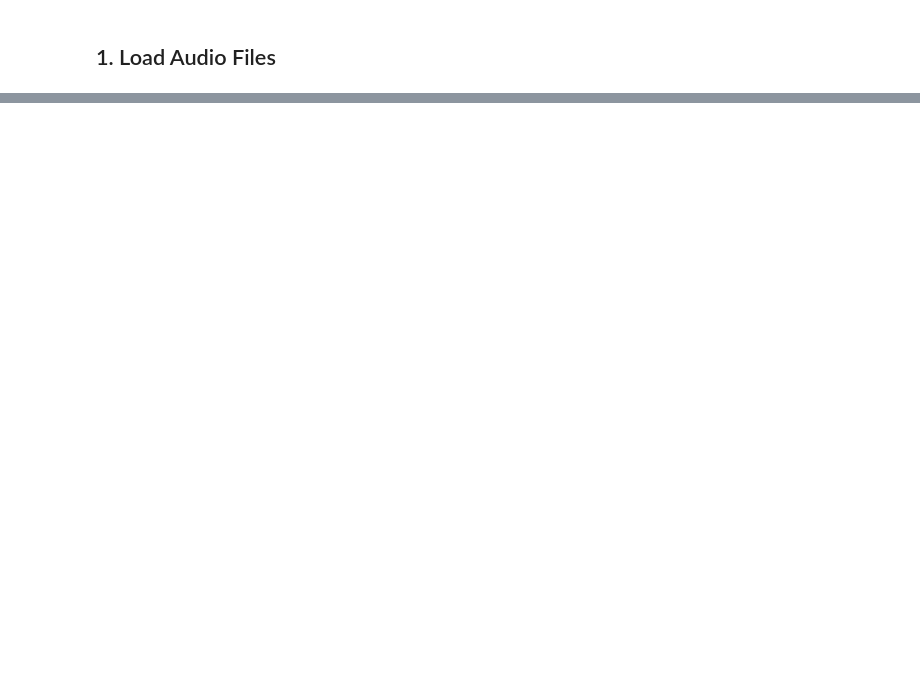
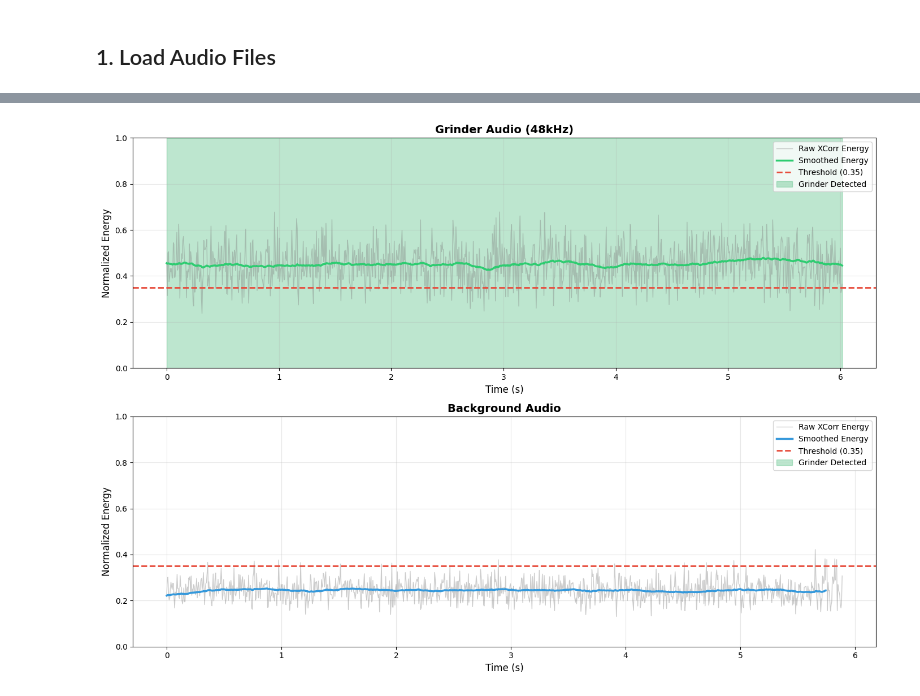
Before and after one commit to crsknr/coffee-tracker, a Jupyter notebook: audio/detection.ipynb, the cells around one changed output, grey strips where cells are left out. Drawn from its saved outputs; the diff is of its cells as text; code cells hidden in the pictures; blank space fills up the shorter version.

Commit message:
update audio

```diff
--- a/audio/detection.ipynb
+++ b/audio/detection.ipynb
@@ -90,0 +67,60 @@ Frequency Analysis:
+# %%
+# Parameters for detection
+frame_size = 256
+threshold = 0.35
+smooth_window = 64
+
+#
+ref_start = len(grinder_audio) // 2 - frame_size // 2
+ref = grinder_audio[ref_start:ref_start + frame_size]
+
+# Run detection on both audio files
+detections_grinder, energies_grinder, raw_grinder = detect_grinder_xcorr(
+    grinder_audio,
+    ref,
+    frame_size=frame_size,
+    threshold=threshold,
+    smooth_window=smooth_window
+)
+
+detections_background, energies_background, raw_background = detect_grinder_xcorr(
+    background_audio,
+    ref,
+    frame_size=frame_size,
+    threshold=threshold,
+    smooth_window=smooth_window
+)
+
+# Plot results
+fig, (ax1, ax2) = plt.subplots(2, 1, figsize=(14, 10))
+
+time_grinder = np.arange(len(energies_grinder)) * frame_size / grinder_rate
+time_background = np.arange(len(energies_background)) * frame_size / background_rate
+
+# Plot 1: Grinder test
+ax1.plot(time_grinder, raw_grinder, 'gray', alpha=0.4, label='Raw XCorr Energy', linewidth=1)
+ax1.plot(time_grinder, energies_grinder, '#2ecc71', linewidth=2.5, label='Smoothed Energy')
+ax1.axhline(y=threshold, color='#e74c3c', linestyle='--', linewidth=2, label=f'Threshold ({threshold})')
+ax1.fill_between(time_grinder, 0, 1, where=detections_grinder, alpha=0.3, color='#27ae60', label='Grinder Detected')
+ax1.set_xlabel('Time (s)', fontsize=12)
+ax1.set_ylabel('Normalized Energy', fontsize=12)
+ax1.set_title('Grinder Audio (48kHz)', fontsize=14, fontweight='bold')
+ax1.legend(fontsize=10, loc='upper right')
+ax1.grid(True, alpha=0.3)
+ax1.set_ylim(0, 1)
+
+# Plot 2: Background test
+ax2.plot(time_background, raw_background, 'gray', alpha=0.4, label='Raw XCorr Energy', linewidth=1)
+ax2.plot(time_background, energies_background, '#3498db', linewidth=2.5, label='Smoothed Energy')
+ax2.axhline(y=threshold, color='#e74c3c', linestyle='--', linewidth=2, label=f'Threshold ({threshold})')
+ax2.fill_between(time_background, 0, 1, where=detections_background, alpha=0.3, color='#27ae60', label='Grinder Detected')
+ax2.set_xlabel('Time (s)', fontsize=12)
+ax2.set_ylabel('Normalized Energy', fontsize=12)
+ax2.set_title('Background Audio', fontsize=14, fontweight='bold')
+ax2.legend(fontsize=10, loc='upper right')
+ax2.grid(True, alpha=0.3)
+ax2.set_ylim(0, 1)
+
+plt.tight_layout()
+# %% [output]
+[figure, added]
```
Also changed, not shown: parts of 7 cells of this notebook, 1 other file.
